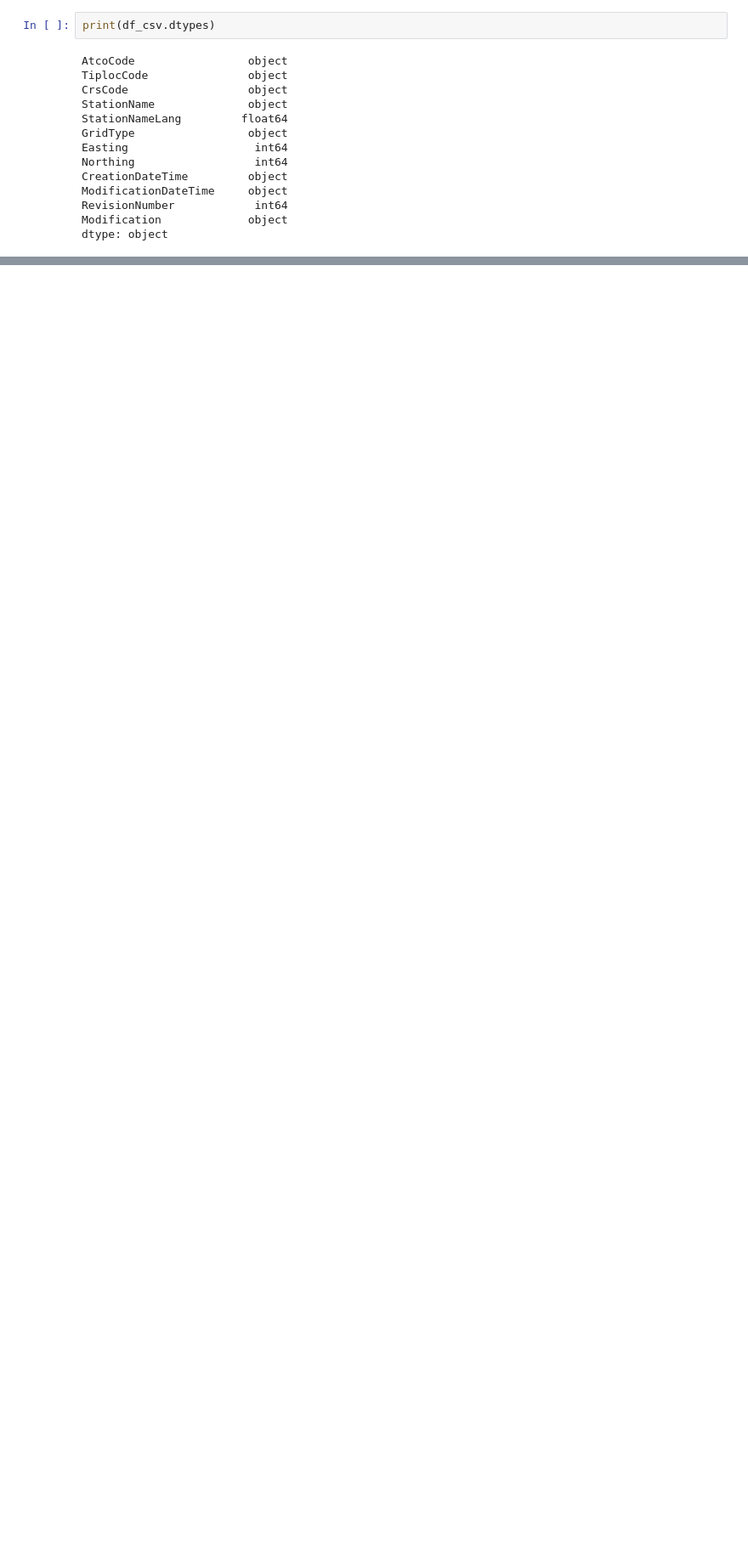
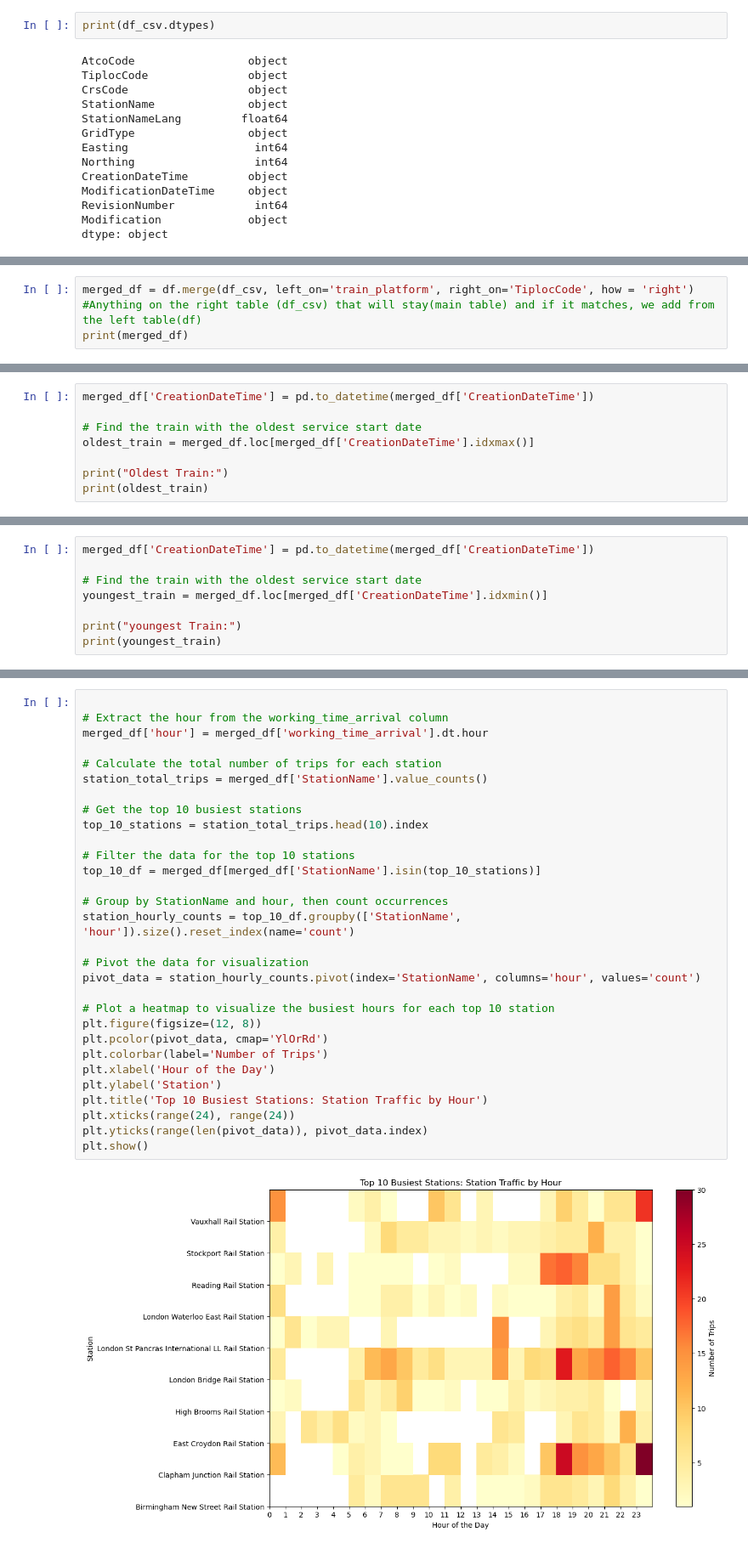
Before and after one commit to AndrewJarjis/FinalProject, a Jupyter notebook: FinalProject.ipynb, the cells around one changed output, grey strips where cells are left out. Shown at 85% size. Cells and saved outputs as stored; diff of their text form; blank space fills up the shorter version.

Commit message:
merged data frames and did more EDA

```diff
--- a/FinalProject.ipynb
+++ b/FinalProject.ipynb
@@ -424,0 +390,3 @@ merged_df[['StationName','train_platform']].head()
+# %%
+merged_df = df.merge(df_csv, left_on='train_platform', right_on='TiplocCode', how = 'right') #Anything on the right table (df_csv) that will stay(main table) and if it matches, we add from the left table(df)
+print(merged_df)
@@ -442,0 +506,8 @@ Name: count, dtype: int64
+# %%
+merged_df['CreationDateTime'] = pd.to_datetime(merged_df['CreationDateTime'])
+
+# Find the train with the oldest service start date
+oldest_train = merged_df.loc[merged_df['CreationDateTime'].idxmax()]
+
+print("Oldest Train:")
+print(oldest_train)
@@ -442,0 +532,8 @@ Name: count, dtype: int64
+# %%
+merged_df['CreationDateTime'] = pd.to_datetime(merged_df['CreationDateTime'])
+
+# Find the train with the oldest service start date
+youngest_train = merged_df.loc[merged_df['CreationDateTime'].idxmin()]
+
+print("youngest Train:")
+print(youngest_train)
@@ -442,0 +608,32 @@ Name: count, dtype: int64
+# %%
+
+# Extract the hour from the working_time_arrival column
+merged_df['hour'] = merged_df['working_time_arrival'].dt.hour
+
+# Calculate the total number of trips for each station
+station_total_trips = merged_df['StationName'].value_counts()
+
+# Get the top 10 busiest stations
+top_10_stations = station_total_trips.head(10).index
+
+# Filter the data for the top 10 stations
+top_10_df = merged_df[merged_df['StationName'].isin(top_10_stations)]
+
+# Group by StationName and hour, then count occurrences
+station_hourly_counts = top_10_df.groupby(['StationName', 'hour']).size().reset_index(name='count')
+
+# Pivot the data for visualization
+pivot_data = station_hourly_counts.pivot(index='StationName', columns='hour', values='count')
+
+# Plot a heatmap to visualize the busiest hours for each top 10 station
+plt.figure(figsize=(12, 8))
+plt.pcolor(pivot_data, cmap='YlOrRd')
+plt.colorbar(label='Number of Trips')
+plt.xlabel('Hour of the Day')
+plt.ylabel('Station')
+plt.title('Top 10 Busiest Stations: Station Traffic by Hour')
+plt.xticks(range(24), range(24))
+plt.yticks(range(len(pivot_data)), pivot_data.index)
+plt.show()
+# %% [output]
+[figure, added]
```
Also changed, not shown: parts of 19 cells of this notebook.
